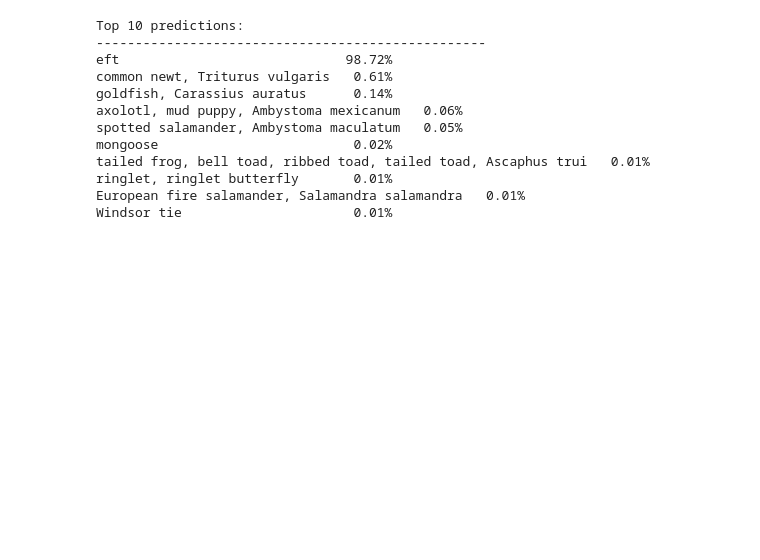
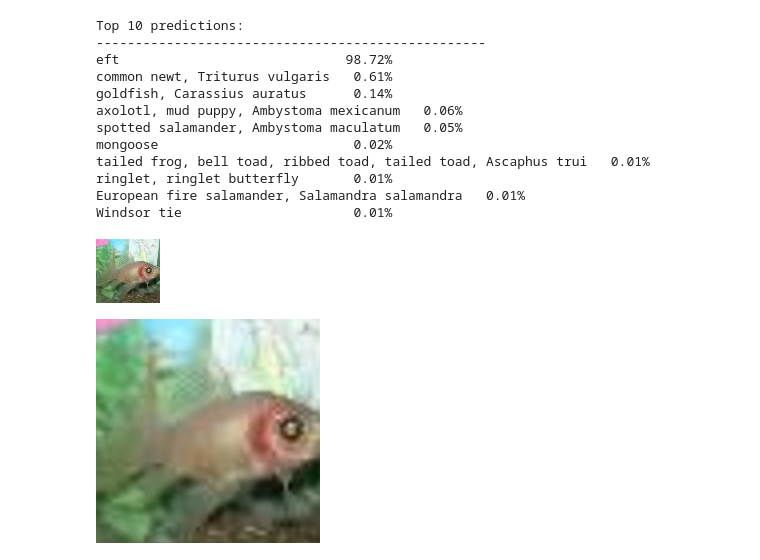
Before and after one commit to MClarke1991/adversarial_noise, a Jupyter notebook: general_implementation.ipynb, the cells around one changed output. Saved outputs shown, nothing was run; the diff lists cells and outputs as text; code cells hidden in the pictures; blank space fills up the shorter version.

Commit message:
add: function to convert tensor to image

```diff
--- a/general_implementation.ipynb
+++ b/general_implementation.ipynb
@@ -96,6 +96,32 @@ def iterative_fast_gradient_sign_target(
     predicted_label = logits.argmax(-1).item()
     print(model.config.id2label[predicted_label])
     return adv_imgs.detach(), noise_grad.detach()
+# %%
+def tensor_to_image(tensor: torch.Tensor) -> Image.Image:
+    """Convert a normalized tensor to a PIL Image."""
+    # Move to CPU and convert to numpy
+    img_array = tensor.cpu().detach().numpy()
+
+    # Reshape if needed (remove batch dimension if present)
+    if len(img_array.shape) == 4:
+        img_array = img_array[0]
+
+    # Denormalize
+    mean = np.array([0.485, 0.456, 0.406])
+    std = np.array([0.229, 0.224, 0.225])
+    img_array = std[:, None, None] * img_array + mean[:, None, None]
+
+    # Clip values to valid range
+    img_array = np.clip(img_array, 0, 1)
+
+    # Convert to uint8
+    img_array = (img_array * 255).astype(np.uint8)
+
+    # Transpose from (C, H, W) to (H, W, C)
+    img_array = np.transpose(img_array, (1, 2, 0))
+
+    # Convert to PIL Image
+    return Image.fromarray(img_array)
 # %%
 pretrained_model = model.to(device)
 exmp_batch = inputs["pixel_values"].to(device)
@@ -141,3 +167,11 @@ tailed frog, bell toad, ribbed toad, tailed toad, Ascaphus trui   0.01%
 ringlet, ringlet butterfly       0.01%
 European fire salamander, Salamandra salamandra   0.01%
 Windsor tie                      0.01%
+# %%
+image
+# %% [output]
+[figure, added]
+# %%
+tensor_to_image(adv_imgs)
+# %% [output]
+[figure, added]
```
Also changed, not shown: parts of 3 cells of this notebook.
